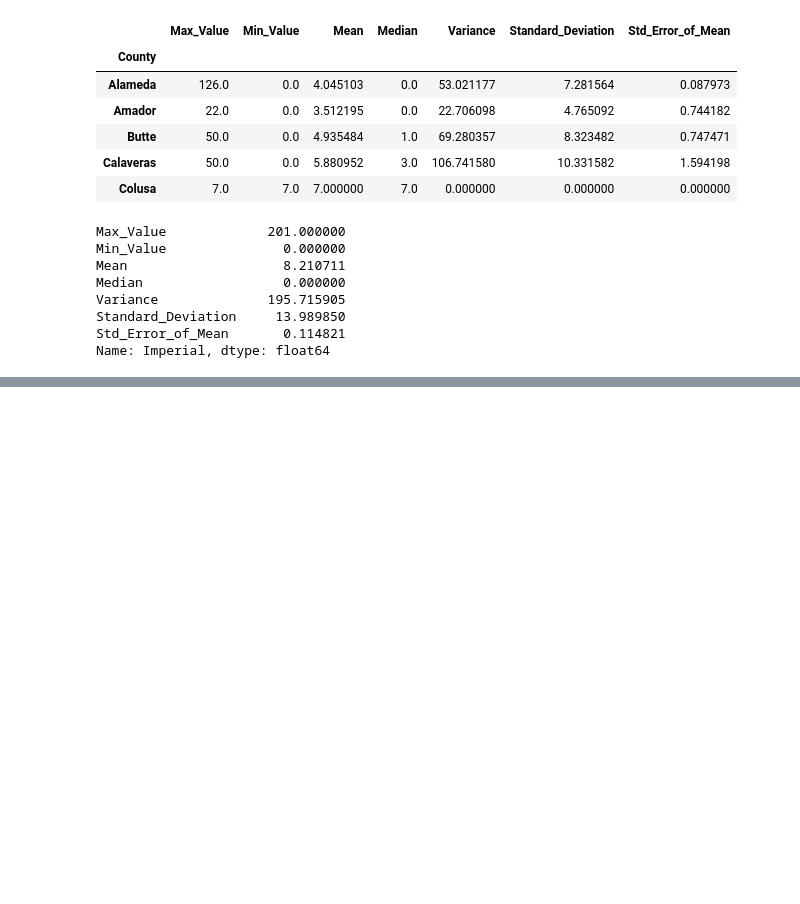
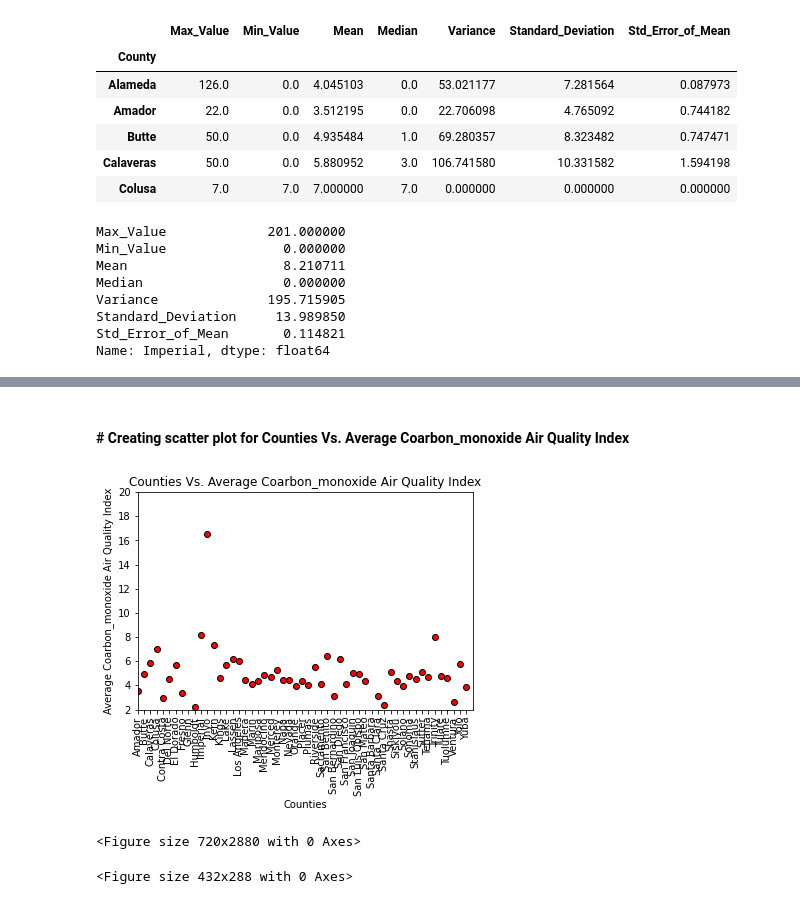
Before and after one commit to dalismo/Project-1, a Jupyter notebook: mq_statistical_analysis_CO.ipynb, the cells around one changed output, grey strips where cells are left out. Cells and saved outputs as stored; diff of their text form; code cells hidden in the pictures; blank space fills up the shorter version.

```diff
--- a/mq_statistical_analysis_CO.ipynb
+++ b/mq_statistical_analysis_CO.ipynb
@@ -107,0 +110,5 @@ plt.tight_layout()
+# %%
+# Grouping by the county and aggregating CO AQI mean
+
+co_df = merged_data_df.groupby(['County']).agg({'CO AQI': [np.mean]})
+co_df.head()
@@ -107,0 +124,4 @@ plt.tight_layout()
+# %%
+# rename columns
+co_df.columns = ['CO_AQI_Mean']
+co_df.head()
@@ -107,0 +136,5 @@ plt.tight_layout()
+# %%
+# Resetting the Index
+
+co_df = co_df.reset_index()
+co_df.head()
@@ -107,0 +148,37 @@ plt.tight_layout()
+# %%
+# Converying into list for plotting
+
+county = list(co_df['County'])
+co_aqi = list(co_df['CO_AQI_Mean'])
+# %% [markdown]
+#### # Creating scatter plot for Counties Vs. Average Coarbon_monoxide Air Quality Index
+# %%
+# Creating plots for Counties Vs. Average Carbon_monoxide Air Quality Index
+
+plt.scatter(county, co_aqi, marker="o", facecolors="red", edgecolors="black")
+
+
+# Create a title, x label, and y label for our chart
+plt.title("Counties Vs. Average Carbon_monoxide Air Quality Index")
+plt.xlabel("Counties")
+plt.ylabel("Average Carbon_monoxide Air Quality Index")
+
+# Save an image of the chart and print to screen
+# NOTE: If your plot shrinks after saving an image,
+# update matplotlib to 2.2 or higher,
+# or simply run the above cells again.
+
+labels = county
+plt.xticks(county, labels, rotation='vertical', fontsize=10)
+
+
+plt.figure(figsize=(10,40))
+
+plt.tight_layout()
+
+plt.show()
+plt.savefig('mq_charts/county_co_aqi.png')
+# %% [output]
+[figure, added]
+<Figure size 720x2880 with 0 Axes>
+<Figure size 432x288 with 0 Axes>
```
Also changed, not shown: parts of 8 cells of this notebook, 3 other files.
